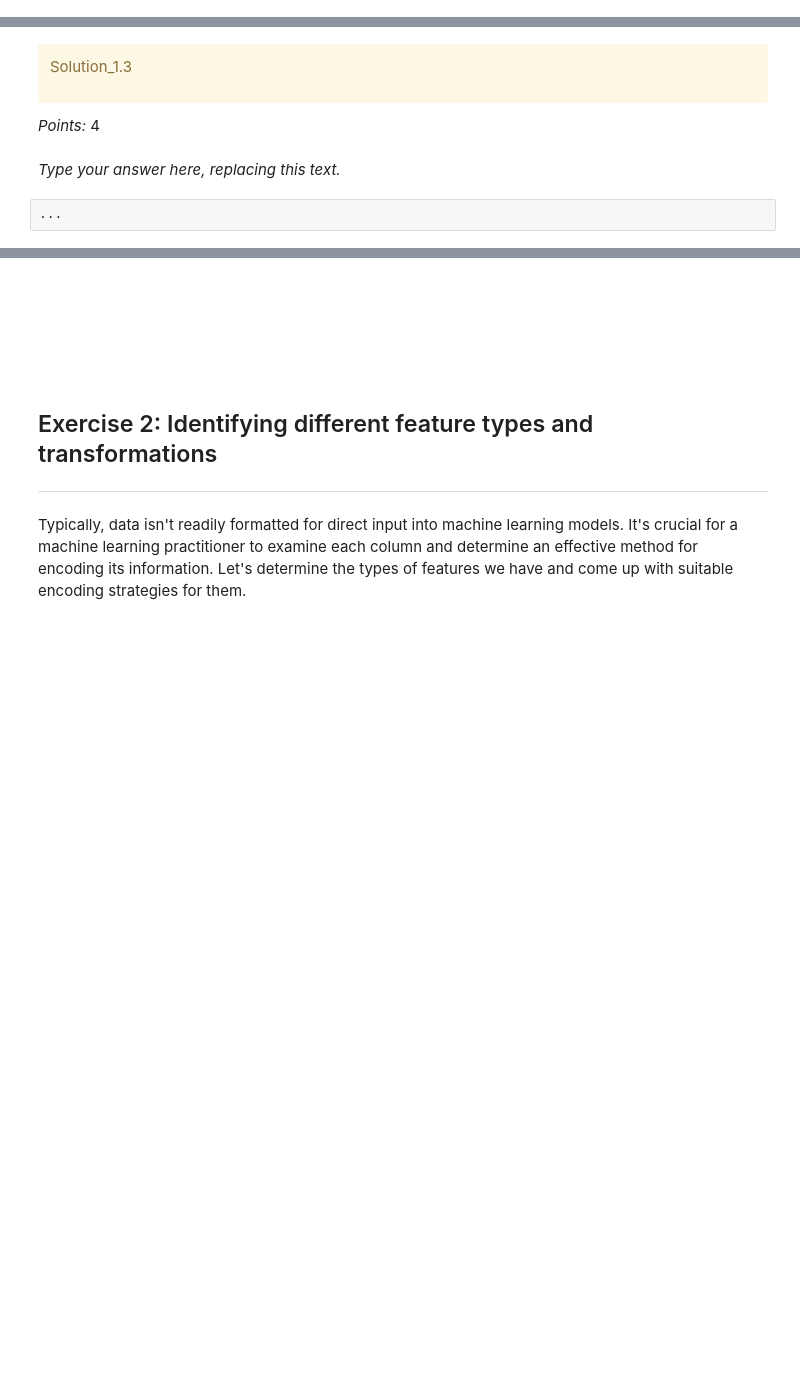
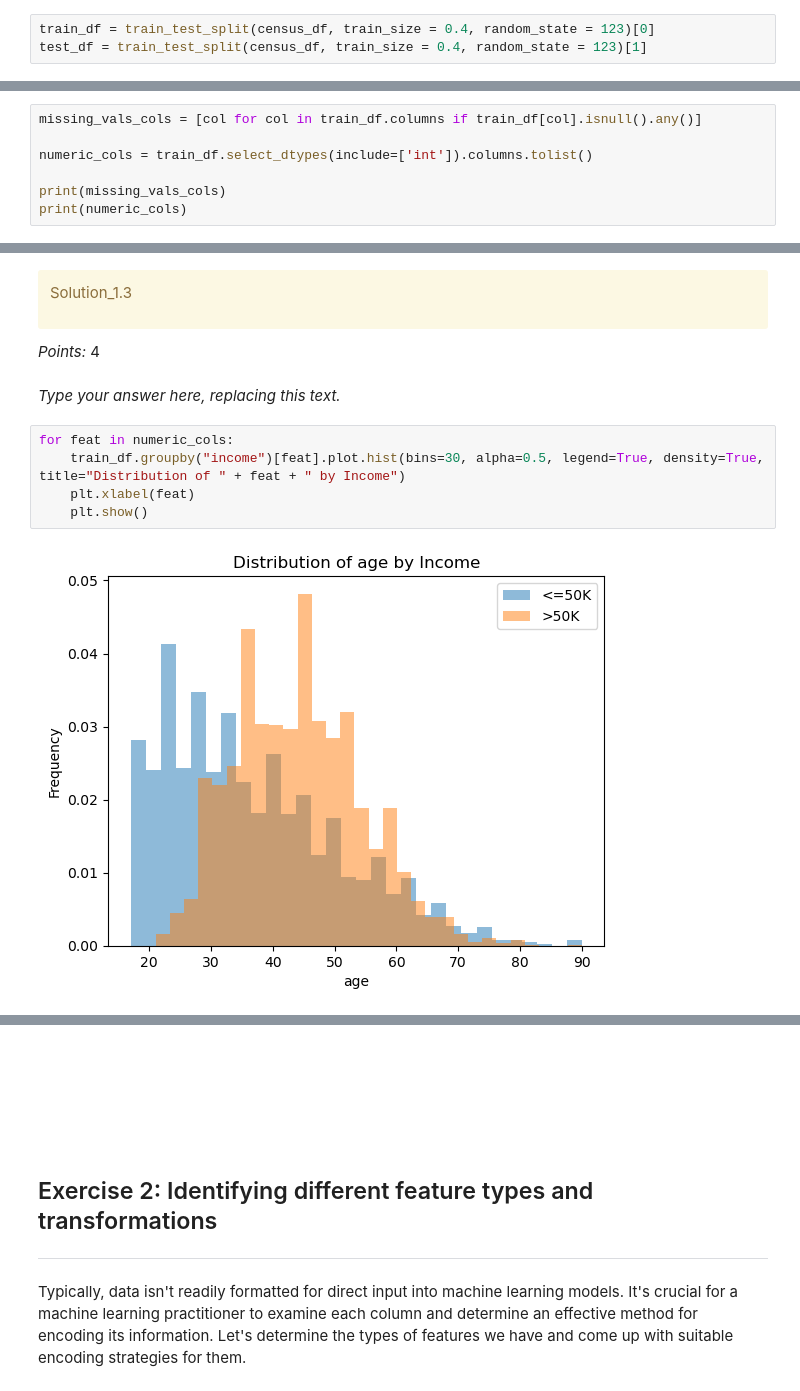
Before and after one commit to ryanhohoho/CPSC-330-hw3, a Jupyter notebook: hw3.ipynb, the cells around one changed output, grey strips where cells are left out. Saved outputs shown, nothing was run; the diff lists cells and outputs as text; blank space fills up the shorter version.

```diff
--- a/hw3.ipynb
+++ b/hw3.ipynb
@@ -100,2 +97,5 @@ test_df = None
+# %%
+train_df = train_test_split(census_df, train_size = 0.4, random_state = 123)[0]
+test_df = train_test_split(census_df, train_size = 0.4, random_state = 123)[1]
 # %%
 grader.check("q1.1")
@@ -157,0 +202,7 @@ numeric_cols = []
+# %%
+missing_vals_cols = [col for col in train_df.columns if train_df[col].isnull().any()]
+
+numeric_cols = train_df.select_dtypes(include=['int']).columns.tolist()
+
+print(missing_vals_cols)
+print(numeric_cols)
@@ -185,5 +241,10 @@ Solution_1.3
 _Points:_ 4
 # %% [markdown]
 _Type your answer here, replacing this text._
-# %%
-...
+# %%
+for feat in numeric_cols:
+    train_df.groupby("income")[feat].plot.hist(bins=30, alpha=0.5, legend=True, density=True, title="Distribution of " + feat + " by Income")
+    plt.xlabel(feat)
+    plt.show()
+# %% [output]
+[figure, added]
```
Also changed, not shown: parts of 68 cells of this notebook.
